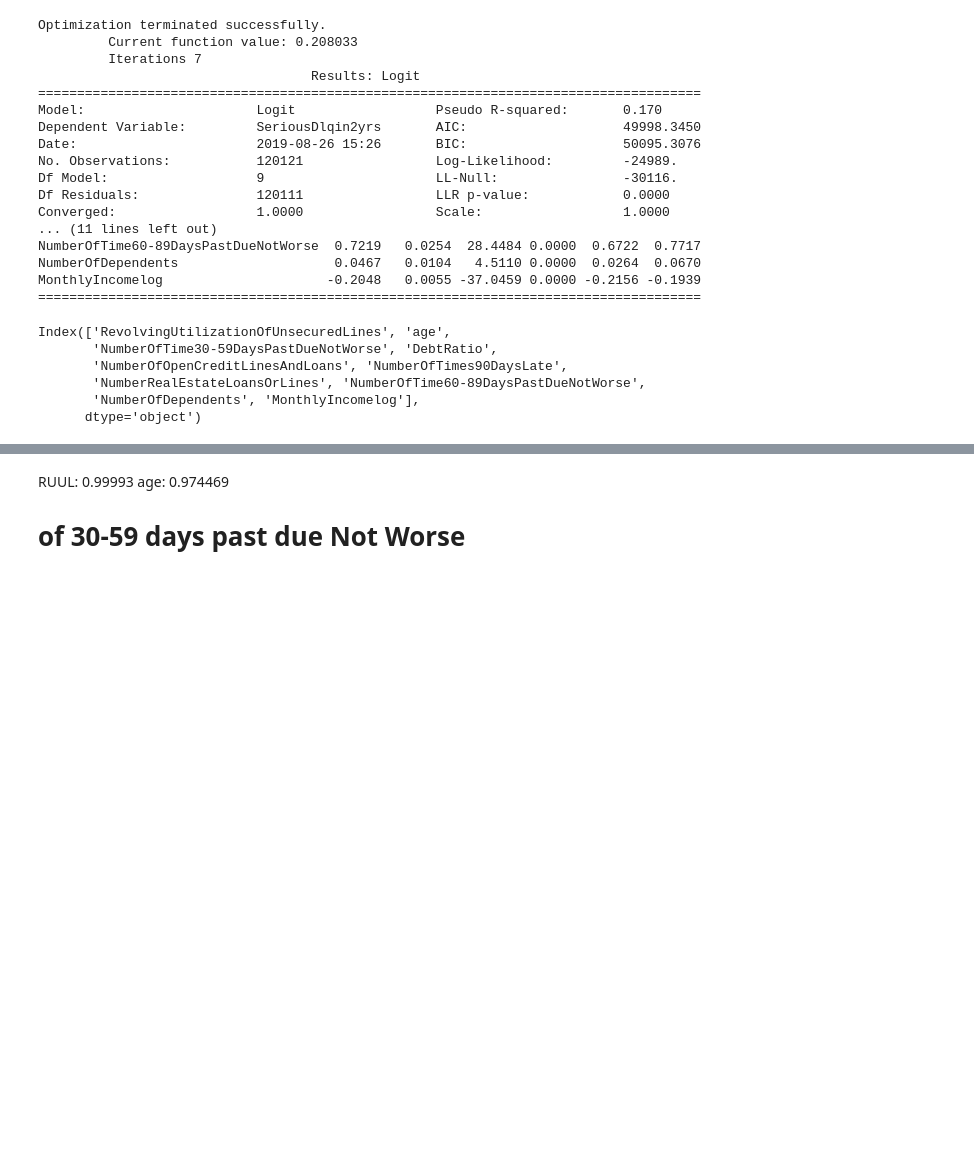
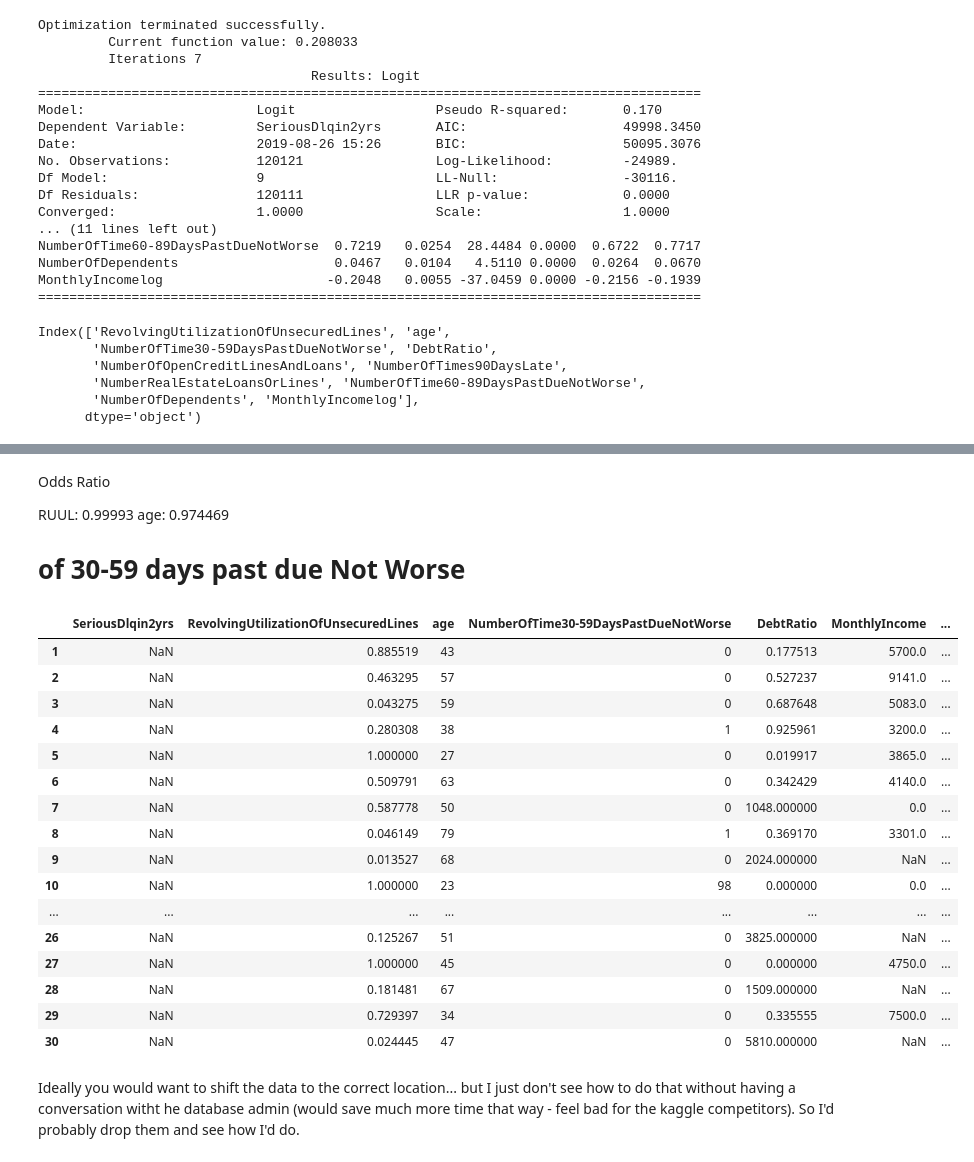
Before and after one commit to thealongsider/Data-Analytics-Projects, a Jupyter notebook: Paidy/Paidy Dataset Exercise.ipynb, the cells around one changed output, grey strips where cells are left out. Cells and saved outputs as stored; diff of their text form; code cells hidden in the pictures; blank space fills up the shorter version.

```diff
--- a/Paidy/Paidy Dataset Exercise.ipynb
+++ b/Paidy/Paidy Dataset Exercise.ipynb
@@ -748,15 +783,39 @@ Oddsratio.pivot()
 |  | RevolvingUtilizationOfUnsecuredLines | age | NumberOfTime30-59DaysPastDueNotWorse | DebtRatio | NumberOfOpenCreditLinesAndLoans | ... |
 | 0 | 0.99993 | 0.974469 | 1.748603 | 0.999781 | 0.998377 | ... |
 # %% [markdown]
+Odds Ratio
+
 RUUL: 0.99993
 age: 0.974469
 # of 30-59 days past due Not Worse
 # %%
-#do it on test data
+#do it on test data - would like to, really.
 #clean the data/prep how we did.
-##test_data = pd.read_csv('cs-test.csv',index_col = 0)
+test_data = pd.read_csv('cs-test.csv',index_col = 0)
 #to take the data out from the 98 anomolies? what if the test data has this in it?(likely does)
 #cred_incdrop['MonthlyIncomelog']=cred_incdrop['MonthlyIncome'].apply(np.log)
+# %%
+test_data.head(30)
+# %% [output]
+|  | SeriousDlqin2yrs | RevolvingUtilizationOfUnsecuredLines | age | NumberOfTime30-59DaysPastDueNotWorse | DebtRatio | MonthlyIncome | ... |
+| 1 | NaN | 0.885519 | 43 | 0 | 0.177513 | 5700.0 | ... |
+| 2 | NaN | 0.463295 | 57 | 0 | 0.527237 | 9141.0 | ... |
+| 3 | NaN | 0.043275 | 59 | 0 | 0.687648 | 5083.0 | ... |
+| 4 | NaN | 0.280308 | 38 | 1 | 0.925961 | 3200.0 | ... |
+| 5 | NaN | 1.000000 | 27 | 0 | 0.019917 | 3865.0 | ... |
+| 6 | NaN | 0.509791 | 63 | 0 | 0.342429 | 4140.0 | ... |
+| 7 | NaN | 0.587778 | 50 | 0 | 1048.000000 | 0.0 | ... |
+| 8 | NaN | 0.046149 | 79 | 1 | 0.369170 | 3301.0 | ... |
+| 9 | NaN | 0.013527 | 68 | 0 | 2024.000000 | NaN | ... |
+| 10 | NaN | 1.000000 | 23 | 98 | 0.000000 | 0.0 | ... |
+| ... | ... | ... | ... | ... | ... | ... | ... |
+| 26 | NaN | 0.125267 | 51 | 0 | 3825.000000 | NaN | ... |
+| 27 | NaN | 1.000000 | 45 | 0 | 0.000000 | 4750.0 | ... |
+| 28 | NaN | 0.181481 | 67 | 0 | 1509.000000 | NaN | ... |
+| 29 | NaN | 0.729397 | 34 | 0 | 0.335555 | 7500.0 | ... |
+| 30 | NaN | 0.024445 | 47 | 0 | 5810.000000 | NaN | ... |
+# %% [markdown]
+Ideally you would want to shift the data to the correct location... but I just don't see how to do that without having a conversation witht he database admin (would save much more time that way - feel bad for the kaggle competitors). So I'd probably drop them and see how I'd do.
 # %%
 #Need to say how we could improve upon the model.
 # %%
```
Also changed, not shown: parts of 18 cells of this notebook.
